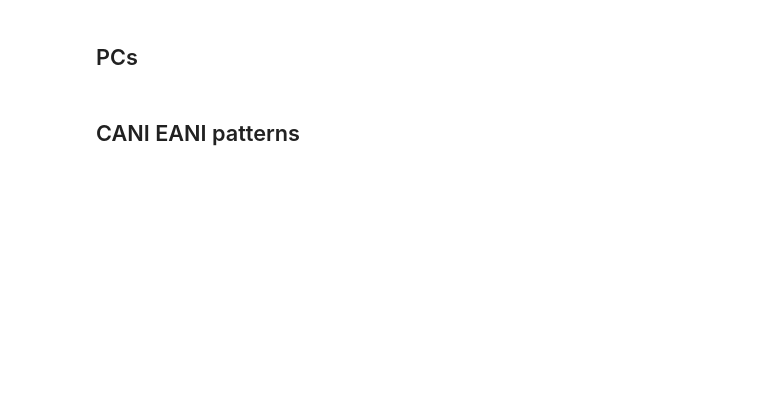
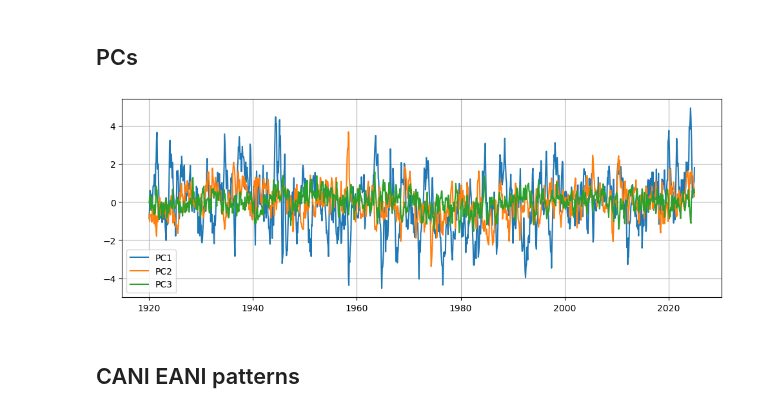
Before and after one commit to allan3prez/ATLN_HG, a Jupyter notebook: CANI_EANI_EOFa.ipynb, the cells around one changed output. Drawn from its saved outputs; the diff is of its cells as text; code cells hidden in the pictures; blank space fills up the shorter version.

Commit message:
added regression functions, debugged to work with data. Bug was nans in correletaion from dates in the same month having different days

```diff
--- a/CANI_EANI_EOFa.ipynb
+++ b/CANI_EANI_EOFa.ipynb
@@ -162,8 +164,9 @@ Attributes:
 # Select data
 # %%
 # selected dates
-dates = xr.date_range(start='1920-01-16', end='2025-01-16', freq='1ME')
-# dates = xr.date_range(start='1970-01-16', end='2022-01-16', freq='1ME')
+# change dates to first day of the month to make sure it matches the rest of the data when
+dates = xr.date_range(start='1920-01-01', end='2025-01-01', freq='1MS')
+# dates = xr.date_range(start='1970-01-16', end='2011-01-16', freq='1ME')
 ds = ds.sel(time=dates, method='nearest')
 # ATL area
 ATL_hadisst = ds['sst'].sel(latitude=slice(10, -10), longitude=slice(-60, 20)).compute()
@@ -180,7 +206,7 @@ ATL_anom_dtrend = detrend_dim(ATL_anom_pm, dim='time')
 # %% [markdown]
 # EOF
 # %%
-model = xe.single.EOF(n_modes=3, use_coslat=False)
+model = xe.single.EOF(n_modes=3, use_coslat=True)
 # all year climatologies of all data
 model.fit(ATL_anom_dtrend, dim='time')
 components = model.components()
@@ -236,12 +302,15 @@ for i in scaled_EOF['mode'].values:
 # %% [markdown]
 ## PCs
 # %%
+plt.figure(figsize=(12, 4))
 plt.plot(PC1.time, PC1, label='PC1')
 plt.plot(PC2.time, PC2, label='PC2')
 plt.plot(PC3.time, PC3, label='PC3')
 plt.legend()
 plt.grid()
 plt.show()
+# %% [output]
+[figure, added]
 # %% [markdown]
 ## CANI EANI patterns
 # %%
```
Also changed, not shown: parts of 17 cells of this notebook, 2 other files.
